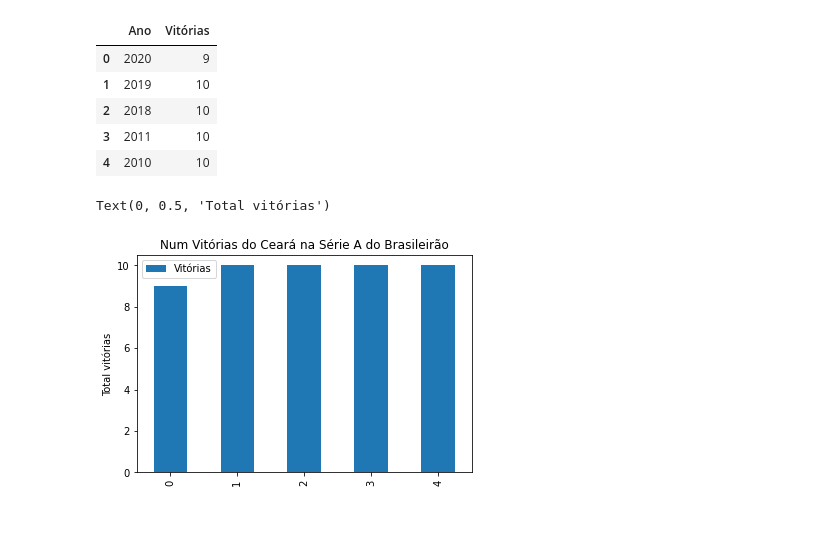
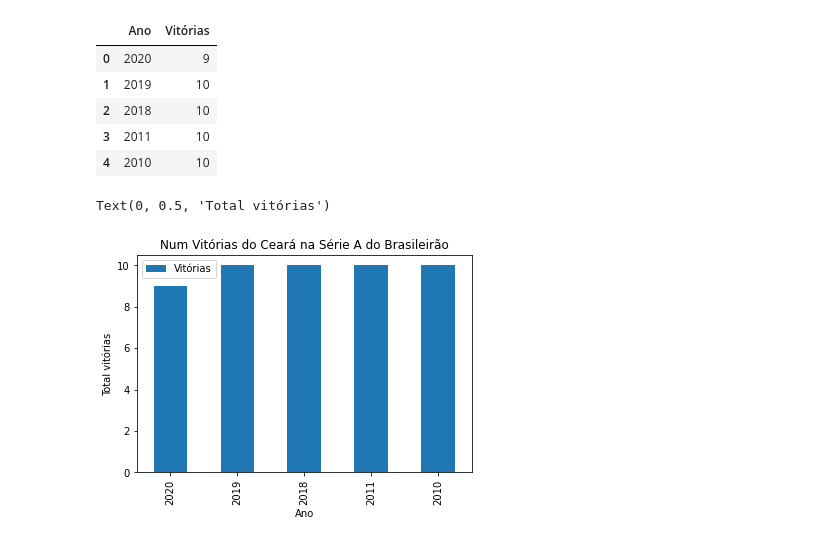
Before and after one commit to brunnonobrega/Analise_Dados_Python_Pandas, a Jupyter notebook: Python-Pandas-ProjetoDIO.ipynb, the cells around one changed output. Drawn from its saved outputs; the diff is of its cells as text; code cells hidden in the pictures.

```diff
--- a/Python-Pandas-ProjetoDIO.ipynb
+++ b/Python-Pandas-ProjetoDIO.ipynb
@@ -191,12 +189,12 @@ vit_5_anos_1div
 # %%
 #df.set_index('Ano')
 #df.reset_index(drop=True, inplace=True)
 import matplotlib.pyplot as plt
 
-#vit_5_anos_1div.set_index('Ano', inplace=True)
+vit_5_anos_1div.set_index('Ano', inplace=True)
 vit_5_anos_1div.plot.bar(title="Num Vitórias do Ceará na Série A do Brasileirão");
 plt.ylabel('Total vitórias')
 #plt.xlabel=('Ano')
 # %% [output]
 Text(0, 0.5, 'Total vitórias')
-[figure, old version]
+[figure, new version]
```
Also changed, not shown: parts of 3 cells of this notebook.
